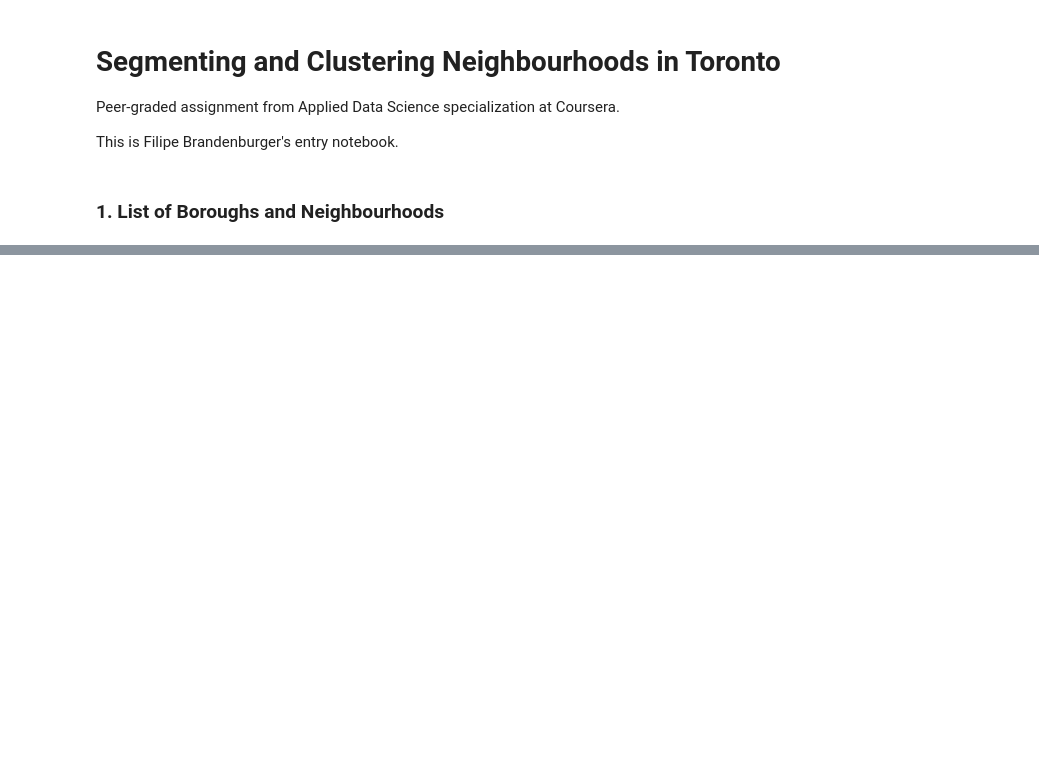
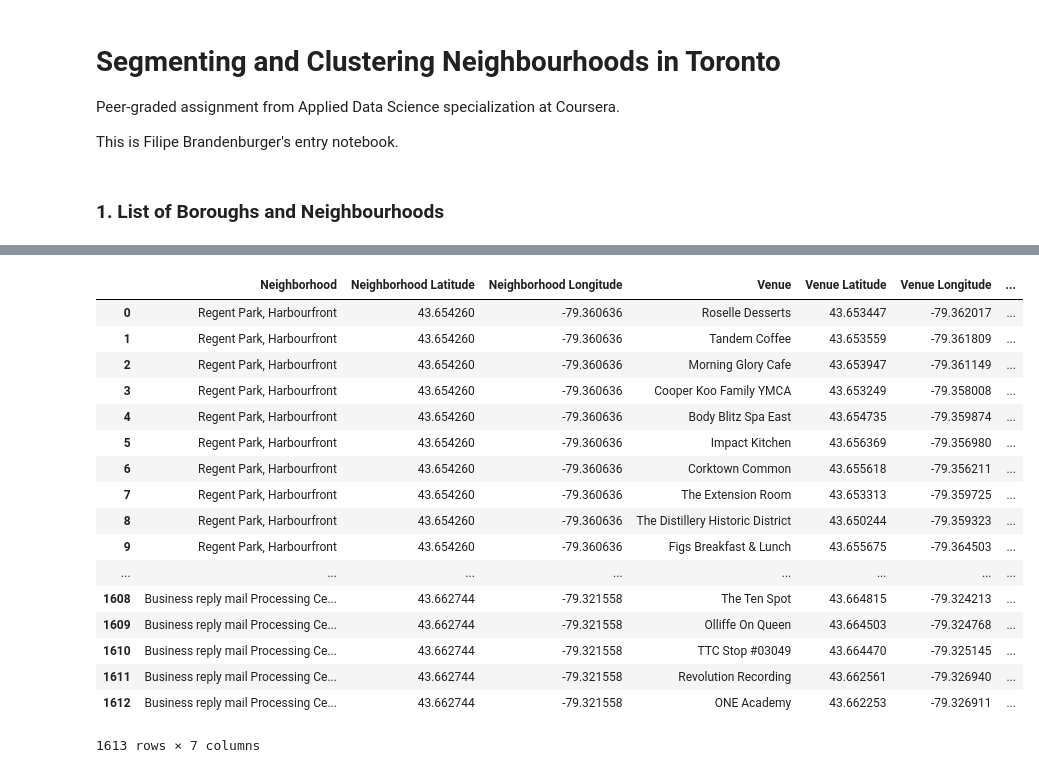
Before and after one commit to filbranden/coursera-capstone, a Jupyter notebook: toronto-neighbourhoods.ipynb, the cells around one changed output, grey strips where cells are left out. Cells and saved outputs as stored; diff of their text form; code cells hidden in the pictures; blank space fills up the shorter version.

```diff
--- a/toronto-neighbourhoods.ipynb
+++ b/toronto-neighbourhoods.ipynb
@@ -43,0 +64,35 @@ toronto_hoods_df.head()
+# %%
+def get_nearby_venues(src_df, radius=500, limit=100):
+    venue_list = []
+    for i, row in src_df.iterrows():
+        name = row["Neighborhood"]
+        lat = row["Latitude"]
+        lng = row["Longitude"]
+        print(name)
+        # create the API request URL
+        url = "https://api.foursquare.com/v2/venues/explore?client_id={}&client_secret={}&v={}&ll={},{}&radius={}&limit={}".format(
+            CLIENT_ID,
+            CLIENT_SECRET,
+            VERSION,
+            lat,
+            lng,
+            radius,
+            limit)
+        # make the GET request, keep only relevant information for each nearby venue
+        for v in requests.get(url).json()["response"]["groups"][0]["items"]:
+            venue_list.append((
+                name,
+                lat,
+                lng,
+                v["venue"]["name"],
+                v["venue"]["location"]["lat"],
+                v["venue"]["location"]["lng"],
+                v["venue"]["categories"][0]["name"]))
+    return pd.DataFrame(venue_list, columns=[
+        "Neighborhood",
+        "Neighborhood Latitude",
+        "Neighborhood Longitude",
+        "Venue",
+        "Venue Latitude",
+        "Venue Longitude",
+        "Venue Category"])
@@ -43,0 +119,21 @@ toronto_hoods_df.head()
+# %%
+toronto_venues_df
+# %% [output]
+|  | Neighborhood | Neighborhood Latitude | Neighborhood Longitude | Venue | Venue Latitude | Venue Longitude | ... |
+| 0 | Regent Park, Harbourfront | 43.654260 | -79.360636 | Roselle Desserts | 43.653447 | -79.362017 | ... |
+| 1 | Regent Park, Harbourfront | 43.654260 | -79.360636 | Tandem Coffee | 43.653559 | -79.361809 | ... |
+| 2 | Regent Park, Harbourfront | 43.654260 | -79.360636 | Morning Glory Cafe | 43.653947 | -79.361149 | ... |
+| 3 | Regent Park, Harbourfront | 43.654260 | -79.360636 | Cooper Koo Family YMCA | 43.653249 | -79.358008 | ... |
+| 4 | Regent Park, Harbourfront | 43.654260 | -79.360636 | Body Blitz Spa East | 43.654735 | -79.359874 | ... |
+| 5 | Regent Park, Harbourfront | 43.654260 | -79.360636 | Impact Kitchen | 43.656369 | -79.356980 | ... |
+| 6 | Regent Park, Harbourfront | 43.654260 | -79.360636 | Corktown Common | 43.655618 | -79.356211 | ... |
+| 7 | Regent Park, Harbourfront | 43.654260 | -79.360636 | The Extension Room | 43.653313 | -79.359725 | ... |
+| 8 | Regent Park, Harbourfront | 43.654260 | -79.360636 | The Distillery Historic District | 43.650244 | -79.359323 | ... |
+| 9 | Regent Park, Harbourfront | 43.654260 | -79.360636 | Figs Breakfast & Lunch | 43.655675 | -79.364503 | ... |
+| ... | ... | ... | ... | ... | ... | ... | ... |
+| 1608 | Business reply mail Processing Ce... | 43.662744 | -79.321558 | The Ten Spot | 43.664815 | -79.324213 | ... |
+| 1609 | Business reply mail Processing Ce... | 43.662744 | -79.321558 | Olliffe On Queen | 43.664503 | -79.324768 | ... |
+| 1610 | Business reply mail Processing Ce... | 43.662744 | -79.321558 | TTC Stop #03049 | 43.664470 | -79.325145 | ... |
+| 1611 | Business reply mail Processing Ce... | 43.662744 | -79.321558 | Revolution Recording | 43.662561 | -79.326940 | ... |
+| 1612 | Business reply mail Processing Ce... | 43.662744 | -79.321558 | ONE Academy | 43.662253 | -79.326911 | ... |
+1613 rows × 7 columns
```
Also changed, not shown: parts of 29 cells of this notebook.
